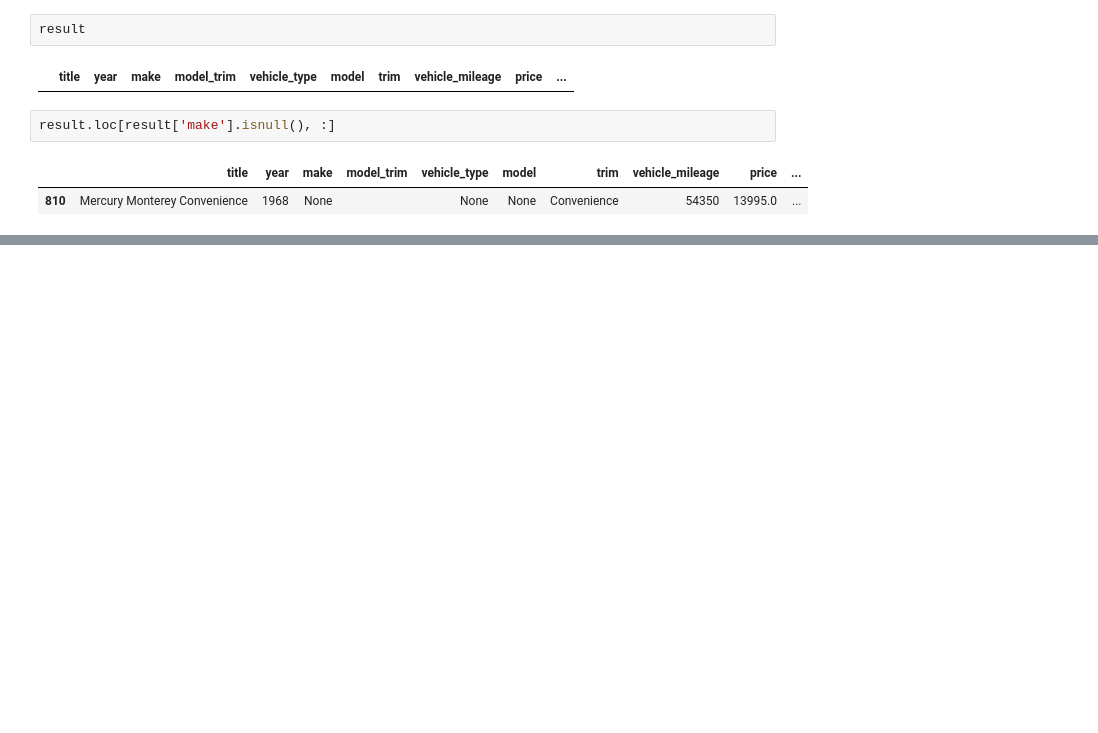
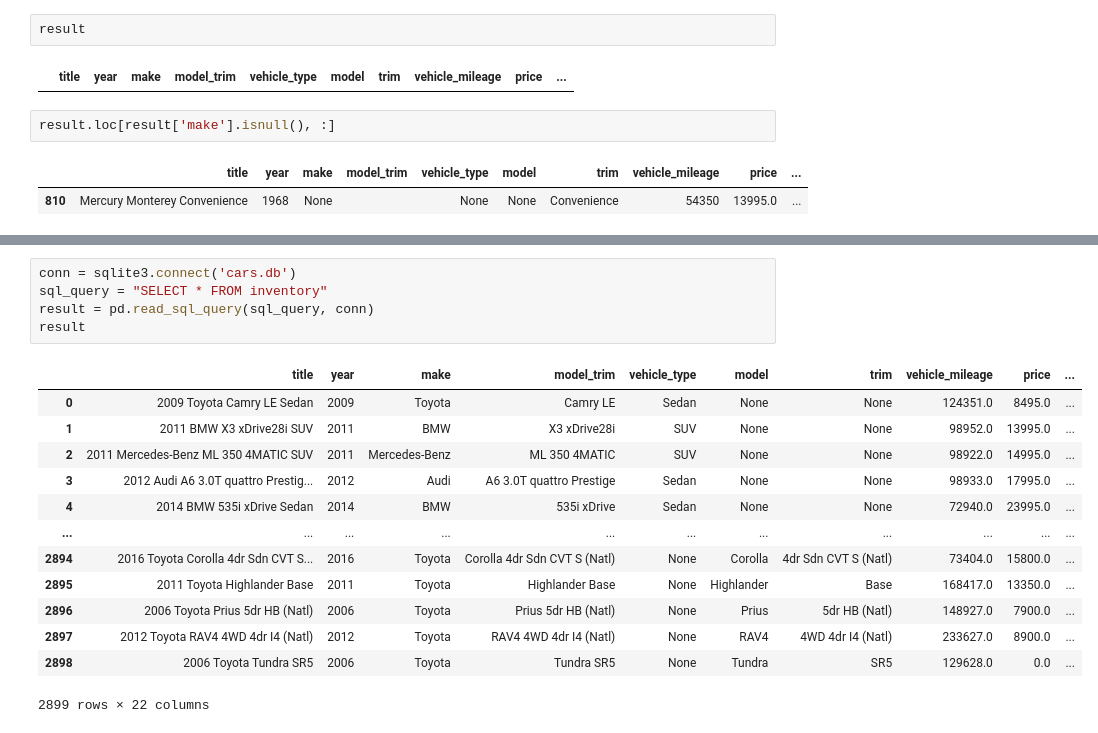
Before and after one commit to dkimhw/inventory-insights, a Jupyter notebook: explore_dealership.ipynb, the cells around one changed output, grey strips where cells are left out. Cells and saved outputs as stored; diff of their text form; blank space fills up the shorter version.

```diff
--- a/explore_dealership.ipynb
+++ b/explore_dealership.ipynb
@@ -746,0 +767,19 @@ result
+# %%
+conn = sqlite3.connect('cars.db')
+sql_query = "SELECT * FROM inventory"
+result = pd.read_sql_query(sql_query, conn)
+result
+# %% [output]
+|  | title | year | make | model_trim | vehicle_type | model | trim | vehicle_mileage | price | ... |
+| 0 | 2009 Toyota Camry LE Sedan | 2009 | Toyota | Camry LE | Sedan | None | None | 124351.0 | 8495.0 | ... |
+| 1 | 2011 BMW X3 xDrive28i SUV | 2011 | BMW | X3 xDrive28i | SUV | None | None | 98952.0 | 13995.0 | ... |
+| 2 | 2011 Mercedes-Benz ML 350 4MATIC SUV | 2011 | Mercedes-Benz | ML 350 4MATIC | SUV | None | None | 98922.0 | 14995.0 | ... |
+| 3 | 2012 Audi A6 3.0T quattro Prestig... | 2012 | Audi | A6 3.0T quattro Prestige | Sedan | None | None | 98933.0 | 17995.0 | ... |
+| 4 | 2014 BMW 535i xDrive Sedan | 2014 | BMW | 535i xDrive | Sedan | None | None | 72940.0 | 23995.0 | ... |
+| ... | ... | ... | ... | ... | ... | ... | ... | ... | ... | ... |
+| 2894 | 2016 Toyota Corolla 4dr Sdn CVT S... | 2016 | Toyota | Corolla 4dr Sdn CVT S (Natl) | None | Corolla | 4dr Sdn CVT S (Natl) | 73404.0 | 15800.0 | ... |
+| 2895 | 2011 Toyota Highlander Base | 2011 | Toyota | Highlander Base | None | Highlander | Base | 168417.0 | 13350.0 | ... |
+| 2896 | 2006 Toyota Prius 5dr HB (Natl) | 2006 | Toyota | Prius 5dr HB (Natl) | None | Prius | 5dr HB (Natl) | 148927.0 | 7900.0 | ... |
+| 2897 | 2012 Toyota RAV4 4WD 4dr I4 (Natl) | 2012 | Toyota | RAV4 4WD 4dr I4 (Natl) | None | RAV4 | 4WD 4dr I4 (Natl) | 233627.0 | 8900.0 | ... |
+| 2898 | 2006 Toyota Tundra SR5 | 2006 | Toyota | Tundra SR5 | None | Tundra | SR5 | 129628.0 | 0.0 | ... |
+2899 rows × 22 columns
```
Also changed, not shown: parts of 3 cells of this notebook, 4 other files.
